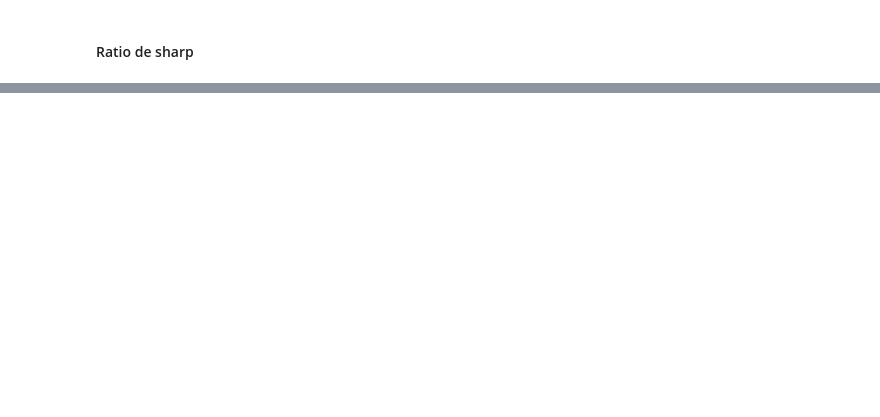
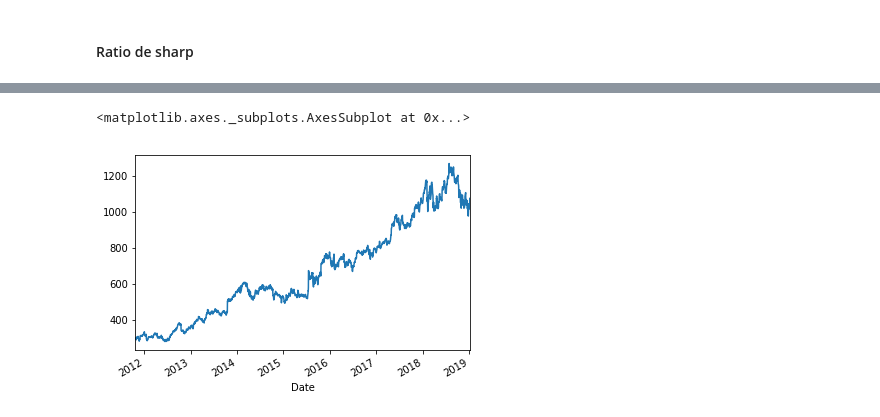
Before and after one commit to morel-hugo/GARCH-Modeling, a Jupyter notebook: main.ipynb, the cells around one changed output, grey strips where cells are left out. Saved outputs shown, nothing was run; the diff lists cells and outputs as text; code cells hidden in the pictures; blank space fills up the shorter version.

```diff
--- a/main.ipynb
+++ b/main.ipynb
@@ -146,0 +192,10 @@ plt.legend()
+# %%
+train_size = int(len(data)* 0.97)
+train = data['Close'][:train_size]
+test = data['Close'][train_size:]
+model_fit_list=[]
+data['Close'].shape
+solde = 10000
+solde_list = list()
+position = 0
+save = 0
@@ -146,0 +285,5 @@ plt.legend()
+# %%
+test.plot()
+# %% [output]
+<matplotlib.axes._subplots.AxesSubplot at 0x...>
+[figure, added]
```
Also changed, not shown: parts of 88 cells of this notebook.
